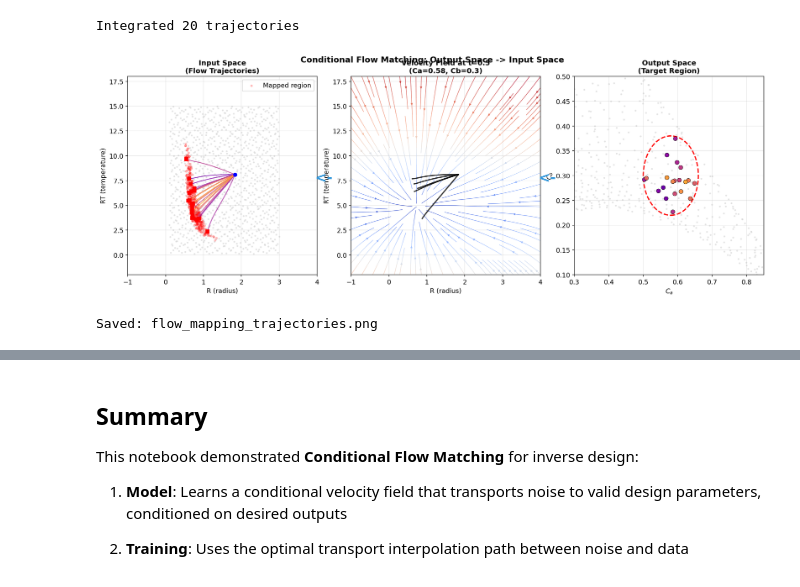
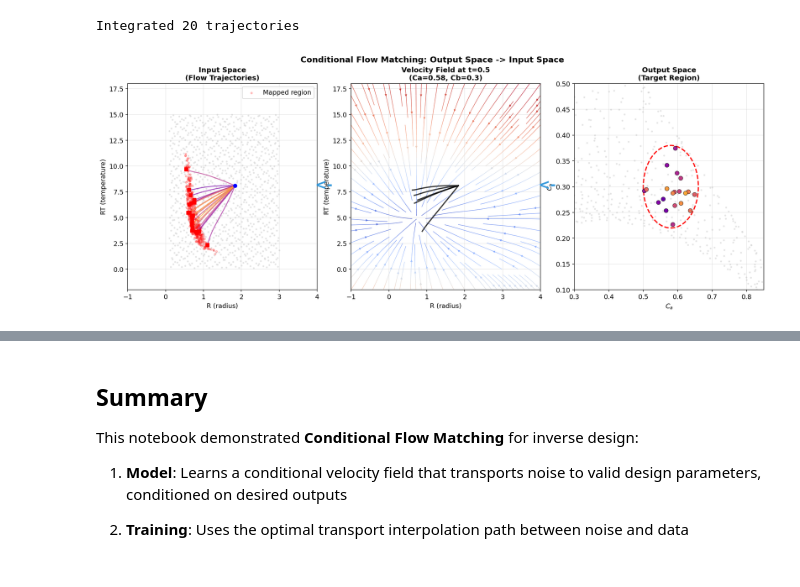
Before and after one commit to KitchinHUB/generative-optimization, a Jupyter notebook: 02_space_mapping_flow_matching.ipynb, the cells around one changed output, grey strips where cells are left out. Drawn from its saved outputs; the diff is of its cells as text; code cells hidden in the pictures.

```diff
--- a/02_space_mapping_flow_matching.ipynb
+++ b/02_space_mapping_flow_matching.ipynb
@@ -495,16 +490,16 @@ print(f"Integrated {len(trajectories)} trajectories")
 Integrated 20 trajectories
 # %%
 # Create comprehensive visualization with trajectories
-fig = plt.figure(figsize=(16, 6))
+fig = plt.figure(figsize=(16, 6.5))
 
 # Left: Input space with trajectories
-ax1 = fig.add_axes([0.05, 0.12, 0.28, 0.78])
+ax1 = fig.add_axes([0.05, 0.10, 0.28, 0.75])
 
 # Middle: Velocity field
-ax2 = fig.add_axes([0.38, 0.12, 0.28, 0.78])
+ax2 = fig.add_axes([0.38, 0.10, 0.28, 0.75])
 
 # Right: Output space
-ax3 = fig.add_axes([0.71, 0.12, 0.28, 0.78])
+ax3 = fig.add_axes([0.71, 0.10, 0.28, 0.75])
 
 # Color map for trajectories
 cmap = plt.cm.plasma
@@ -546,38 +541,34 @@ ax2.set_xlabel('R (radius)', fontsize=11)
 ax2.set_ylabel('RT (temperature)', fontsize=11)
 ax2.set_title(f'Velocity Field at t=0.5\n(Ca={center[0]}, Cb={center[1]})', fontsize=12, fontweight='bold')
 ax2.set_xlim(-1, 4)
 ax2.set_ylim(-2, 18)
 ax2.grid(True, alpha=0.3)
 
 # ===== Output Space (Right) =====
 ax3.scatter(Ca, Cb, c='lightgray', s=4, alpha=0.5)
 
 # Target circle
 circle = Circle(center, radius, fill=False, color='red', linewidth=2, linestyle='--')
 ax3.add_patch(circle)
 
 # Show target points for trajectories
 for i, traj_data in enumerate(trajectories):
     target = traj_data['target_output']
     ax3.scatter(target[0], target[1], c=[traj_colors[i]], s=50,
                 marker='o', edgecolors='black', linewidths=0.5, zorder=5)
 
 ax3.set_xlabel('$C_a$', fontsize=11)
 ax3.set_ylabel('$C_b$', fontsize=11)
 ax3.set_title('Output Space\n(Target Region)', fontsize=12, fontweight='bold')
 ax3.set_xlim(0.3, 0.85)
 ax3.set_ylim(0.1, 0.5)
 ax3.grid(True, alpha=0.3)
 
 # Add arrows between plots
-fig.text(0.34, 0.5, '<-', fontsize=24, ha='center', va='center', fontweight='bold', color='#3498DB')
-fig.text(0.67, 0.5, '<-', fontsize=24, ha='center', va='center', fontweight='bold', color='#3498DB')
+fig.text(0.34, 0.48, '<-', fontsize=24, ha='center', va='center', fontweight='bold', color='#3498DB')
+fig.text(0.67, 0.48, '<-', fontsize=24, ha='center', va='center', fontweight='bold', color='#3498DB')
 
-plt.suptitle('Conditional Flow Matching: Output Space -> Input Space', fontsize=14, fontweight='bold', y=0.98)
-plt.savefig('flow_mapping_trajectories.png', dpi=300, bbox_inches='tight', facecolor='white')
+plt.suptitle('Conditional Flow Matching: Output Space -> Input Space', fontsize=14, fontweight='bold', y=0.95)
 plt.show()
-
-print("Saved: flow_mapping_trajectories.png")
 # %% [output]
-[figure, old version]
+[figure, new version]
-Saved: flow_mapping_trajectories.png
```
Also changed, not shown: parts of 3 cells of this notebook, 9 other files.
